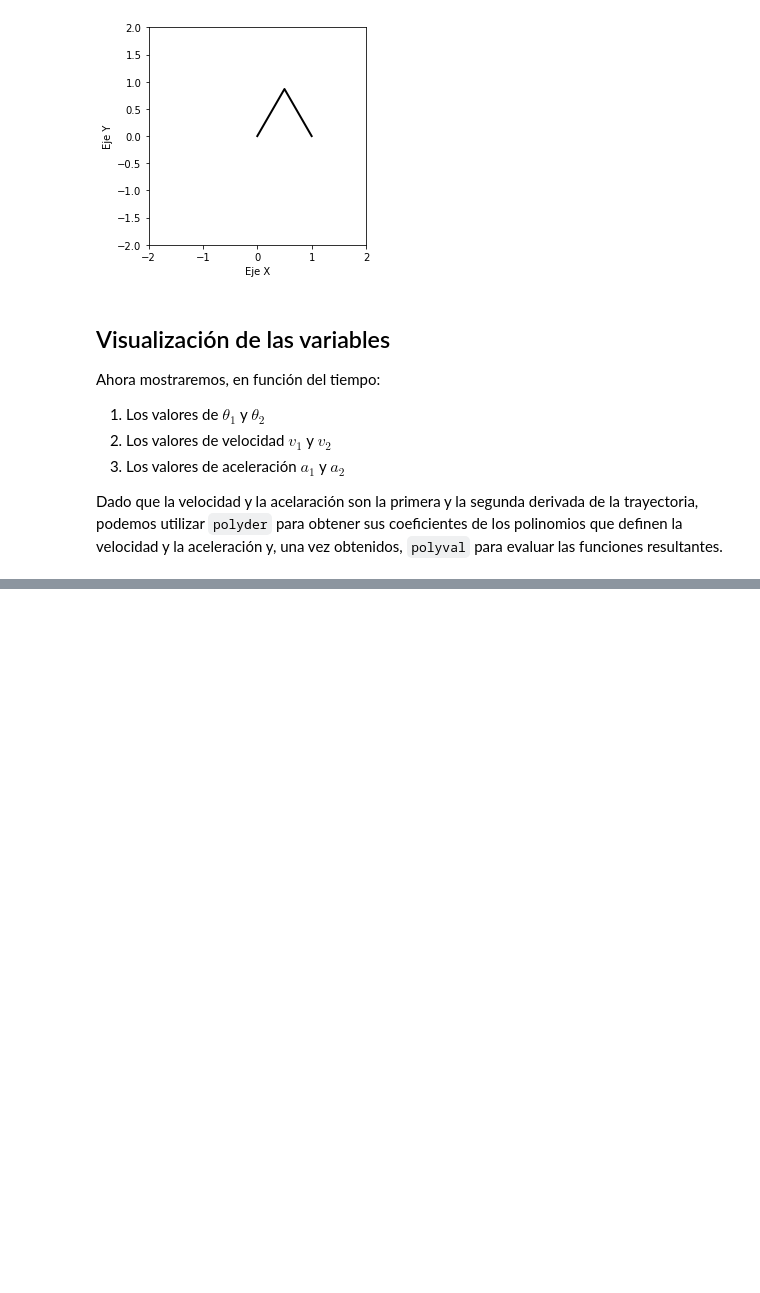
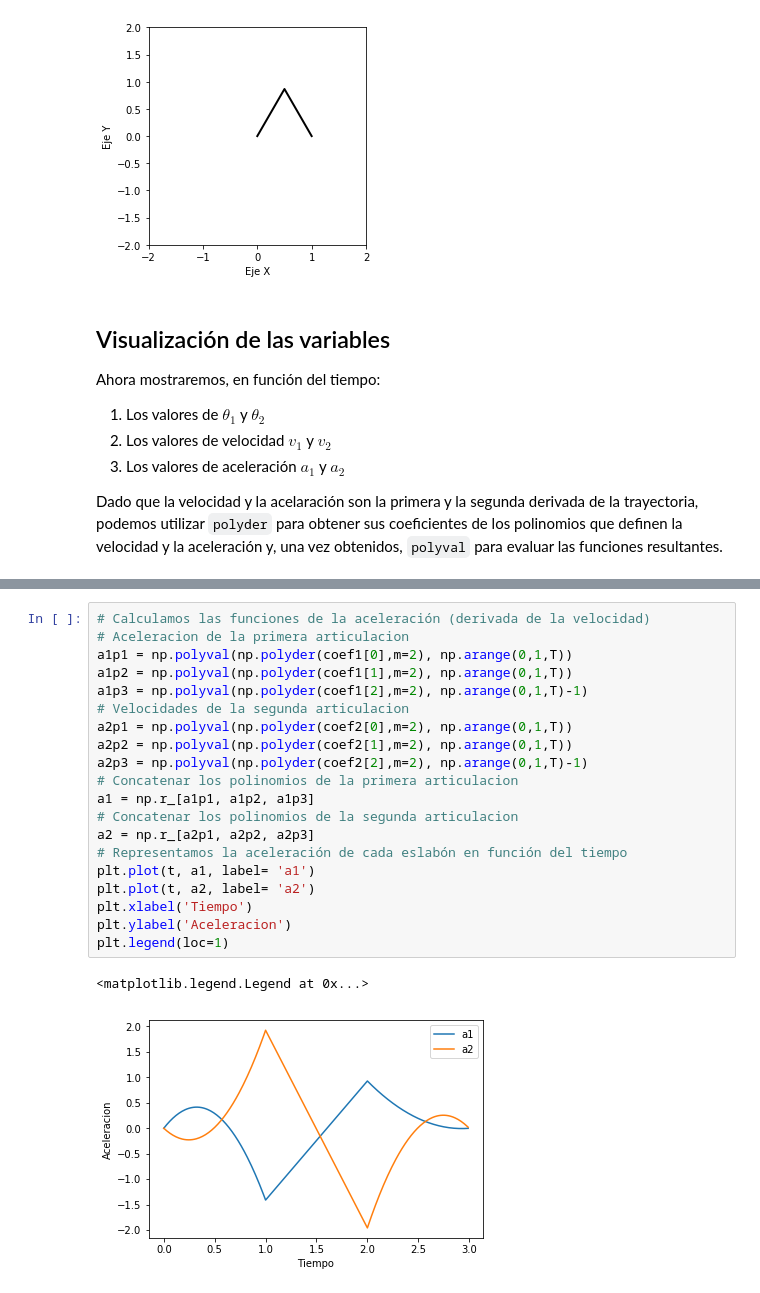
Before and after one commit to antoniomanuelfr/Robotica-Industrial, a Jupyter notebook: Practica 2/Práctica2.ipynb, the cells around one changed output, grey strips where cells are left out. Saved outputs shown, nothing was run; the diff lists cells and outputs as text; blank space fills up the shorter version.

```diff
--- a/Practica 2/Práctica2.ipynb
+++ b/Practica 2/Práctica2.ipynb
@@ -248,0 +268,23 @@ from numpy.polynomial.polynomial import polyder
+# %%
+# Calculamos las funciones de la aceleración (derivada de la velocidad)
+# Aceleracion de la primera articulacion
+a1p1 = np.polyval(np.polyder(coef1[0],m=2), np.arange(0,1,T))
+a1p2 = np.polyval(np.polyder(coef1[1],m=2), np.arange(0,1,T))
+a1p3 = np.polyval(np.polyder(coef1[2],m=2), np.arange(0,1,T)-1)
+# Velocidades de la segunda articulacion
+a2p1 = np.polyval(np.polyder(coef2[0],m=2), np.arange(0,1,T))
+a2p2 = np.polyval(np.polyder(coef2[1],m=2), np.arange(0,1,T))
+a2p3 = np.polyval(np.polyder(coef2[2],m=2), np.arange(0,1,T)-1)
+# Concatenar los polinomios de la primera articulacion
+a1 = np.r_[a1p1, a1p2, a1p3]
+# Concatenar los polinomios de la segunda articulacion
+a2 = np.r_[a2p1, a2p2, a2p3]
+# Representamos la aceleración de cada eslabón en función del tiempo
+plt.plot(t, a1, label= 'a1')
+plt.plot(t, a2, label= 'a2')
+plt.xlabel('Tiempo')
+plt.ylabel('Aceleracion')
+plt.legend(loc=1)
+# %% [output]
+<matplotlib.legend.Legend at 0x...>
+[figure, added]
```
Also changed, not shown: parts of 5 cells of this notebook.
